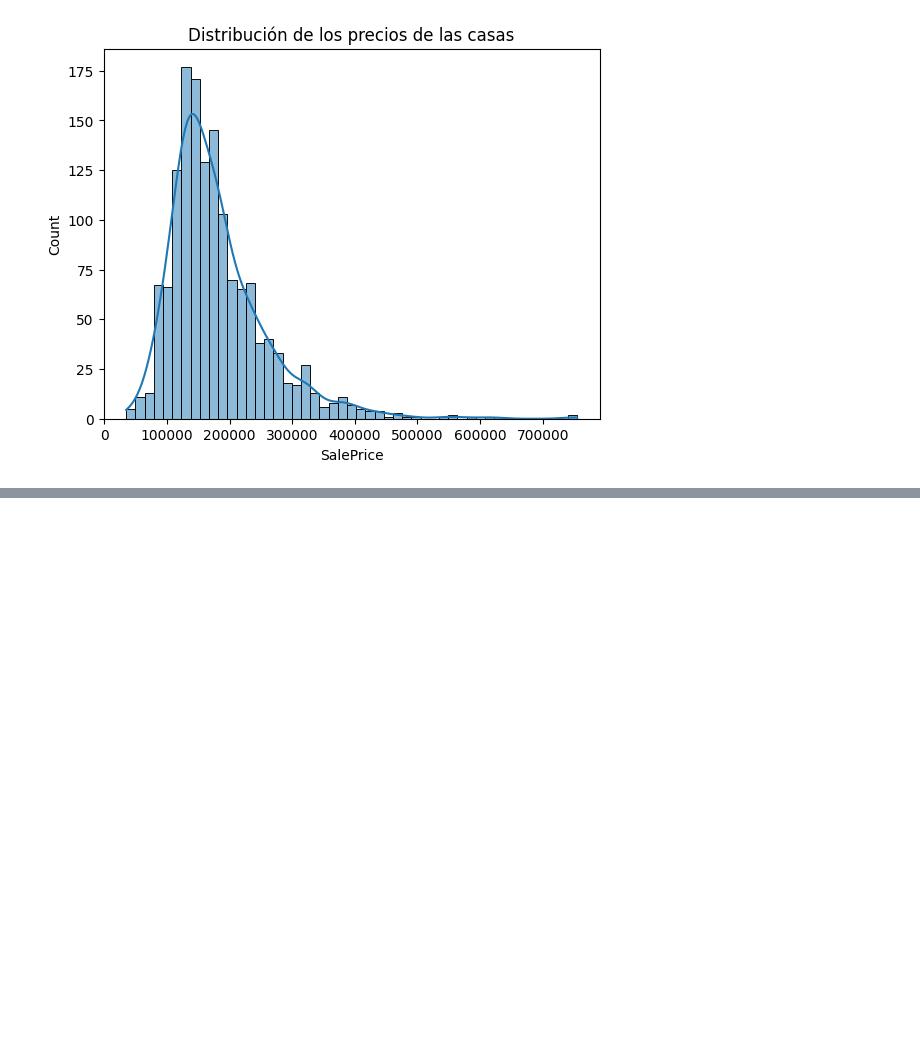
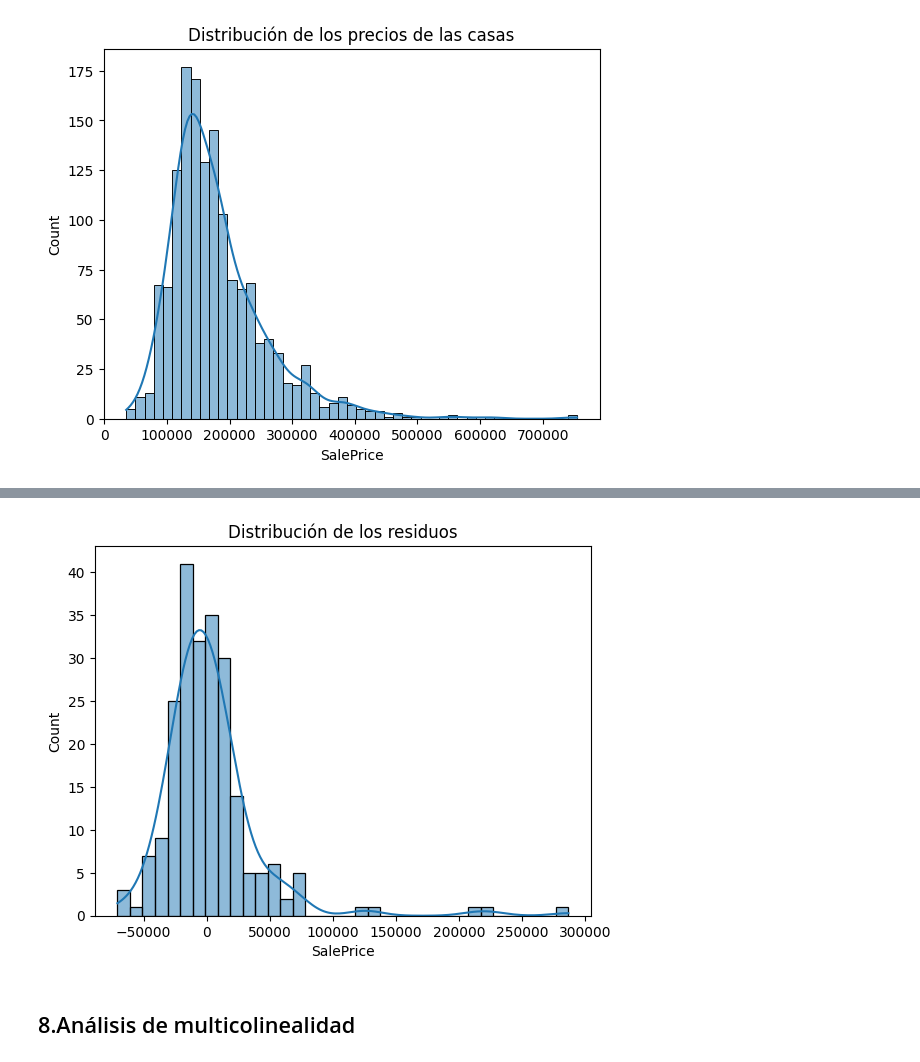
Before and after one commit to EJGDLG/Proyecto2Nuevo, a Jupyter notebook: proyecto2.ipynb, the cells around one changed output, grey strips where cells are left out. Cells and saved outputs as stored; diff of their text form; code cells hidden in the pictures; blank space fills up the shorter version.

```diff
--- a/proyecto2.ipynb
+++ b/proyecto2.ipynb
@@ -77,0 +104,5 @@ plt.show()
+# %%
+# Normalización de los datos
+scaler = StandardScaler()
+X_train_scaled = scaler.fit_transform(X_train)
+X_test_scaled = scaler.transform(X_test)
@@ -77,0 +159,10 @@ plt.show()
+# %%
+# Distribución de los residuos
+residuals = y_test - y_pred_multi
+sns.histplot(residuals, kde=True)
+plt.title("Distribución de los residuos")
+plt.show()
+# %% [output]
+[figure, added]
+# %% [markdown]
+## 8.Análisis de multicolinealidad
```
Also changed, not shown: parts of 13 cells of this notebook.
